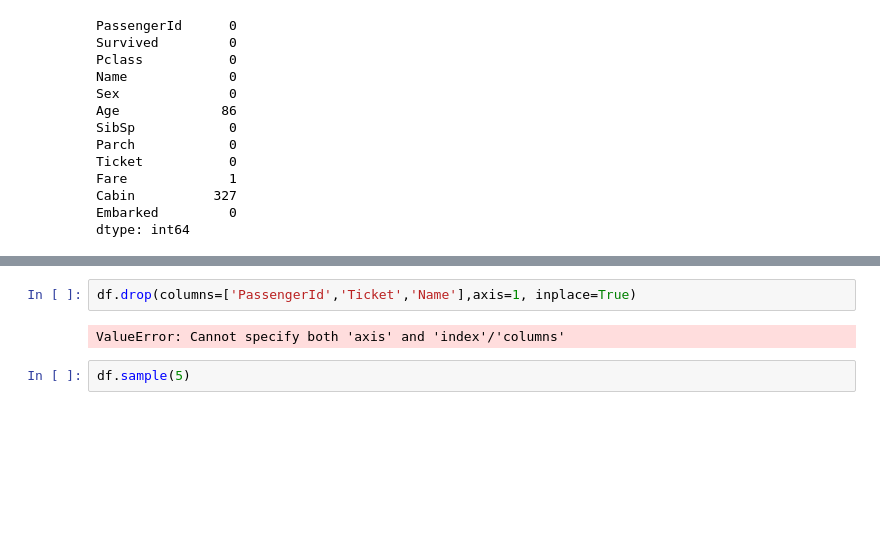
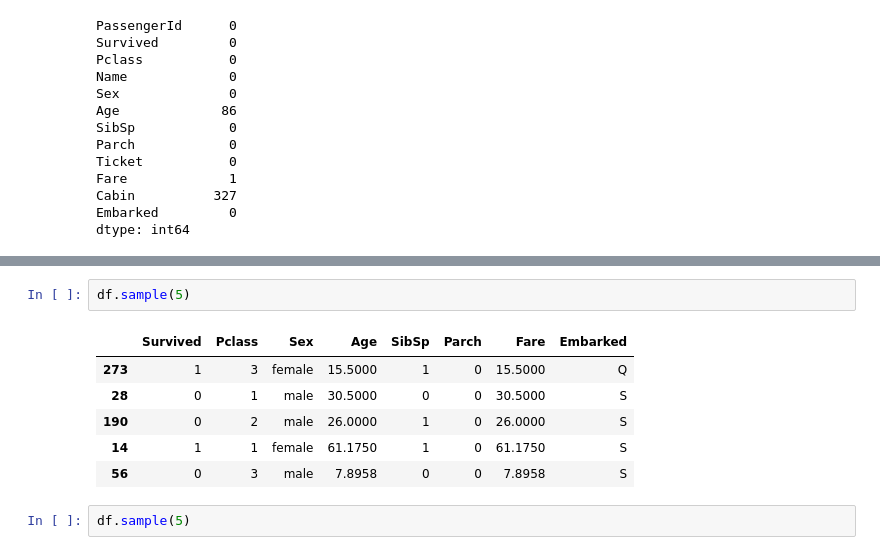
Before and after one commit to gopalrajane/ML-Learning-Journey, a Jupyter notebook: Day1 - Data Loading and Small Operation With CSV File/data_small_op.ipynb, the cells around one changed output, grey strips where cells are left out. Saved outputs shown, nothing was run; the diff lists cells and outputs as text; blank space fills up the shorter version.

Commit message:
This is for Fixing the error of columns

```diff
--- a/Day1 - Data Loading and Small Operation With CSV File/data_small_op.ipynb
+++ b/Day1 - Data Loading and Small Operation With CSV File/data_small_op.ipynb
@@ -121,10 +121,15 @@ df.head()
 | 2 | 894 | 0 | 2 | Myles, Mr. Thomas Francis | male | 62.0 | 0 | 0 | 240276 | 9.6875 | ... |
 | 3 | 895 | 0 | 3 | Wirz, Mr. Albert | male | 27.0 | 0 | 0 | 315154 | 8.6625 | ... |
 | 4 | 896 | 1 | 3 | Hirvonen, Mrs. Alexander (Helga E... | female | 22.0 | 1 | 1 | 3101298 | 12.2875 | ... |
-# %%
-df.drop(columns=['PassengerId','Ticket','Name'],axis=1, inplace=True)
-# %% [output]
-ValueError: Cannot specify both 'axis' and 'index'/'columns'
+# %%
+df.sample(5)
+# %% [output]
+|  | Survived | Pclass | Sex | Age | SibSp | Parch | Fare | Embarked |
+| 273 | 1 | 3 | female | 15.5000 | 1 | 0 | 15.5000 | Q |
+| 28 | 0 | 1 | male | 30.5000 | 0 | 0 | 30.5000 | S |
+| 190 | 0 | 2 | male | 26.0000 | 1 | 0 | 26.0000 | S |
+| 14 | 1 | 1 | female | 61.1750 | 1 | 0 | 61.1750 | S |
+| 56 | 0 | 3 | male | 7.8958 | 0 | 0 | 7.8958 | S |
 # %%
 df.sample(5)
 # %% [output]
```
